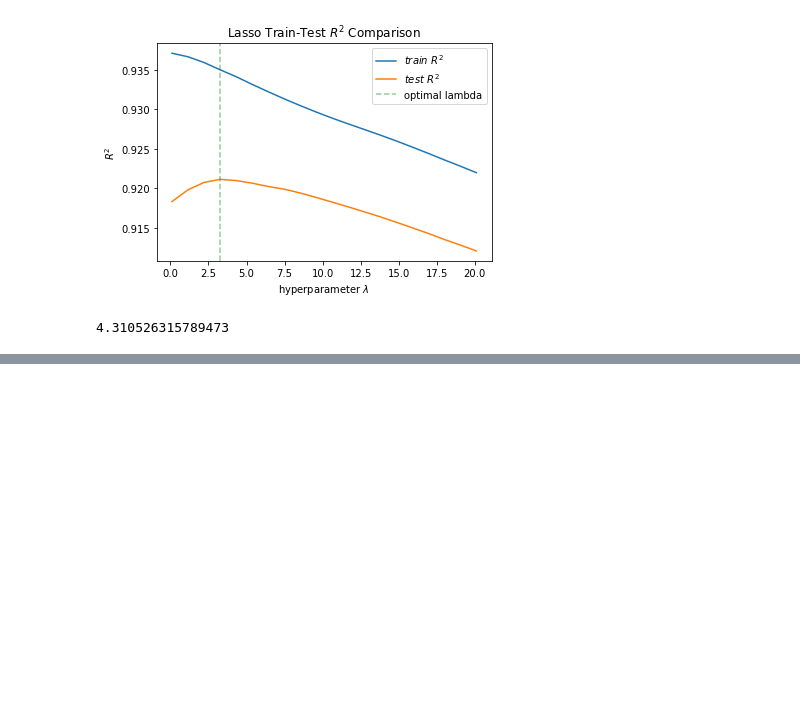
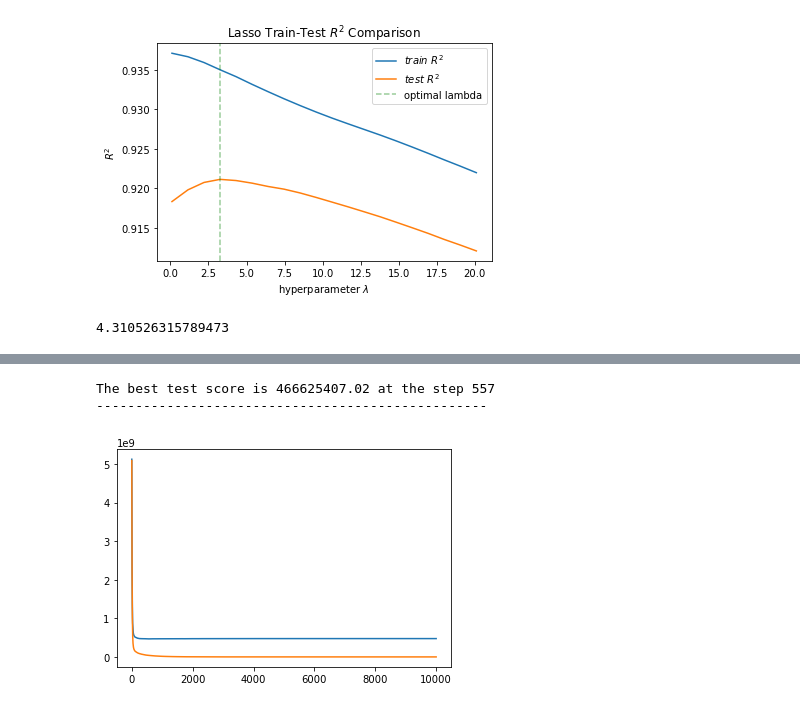
Before and after one commit to mobrien829/ames-ml-project, a Jupyter notebook: Joaquin/Imputed_Data_Model.ipynb, the cells around one changed output, grey strips where cells are left out. Drawn from its saved outputs; the diff is of its cells as text; code cells hidden in the pictures; blank space fills up the shorter version.

```diff
--- a/Joaquin/Imputed_Data_Model.ipynb
+++ b/Joaquin/Imputed_Data_Model.ipynb
@@ -1054,0 +1463,15 @@ ValueError: zero-size array to reduction operation minimum which has no identity
+# %%
+learning_rate=0.062
+max_depth=4
+
+model3 = tune_gbm(learning_rate, max_depth)
+
+start = 0
+end = 10000
+# You may change start and end to zoom in
+
+demo_gbm_tuning(model3, start, end)
+# %% [output]
+The best test score is 466625407.02 at the step 557
+--------------------------------------------------
+[figure, added]
```
Also changed, not shown: parts of 60 cells of this notebook, 1 other file.
